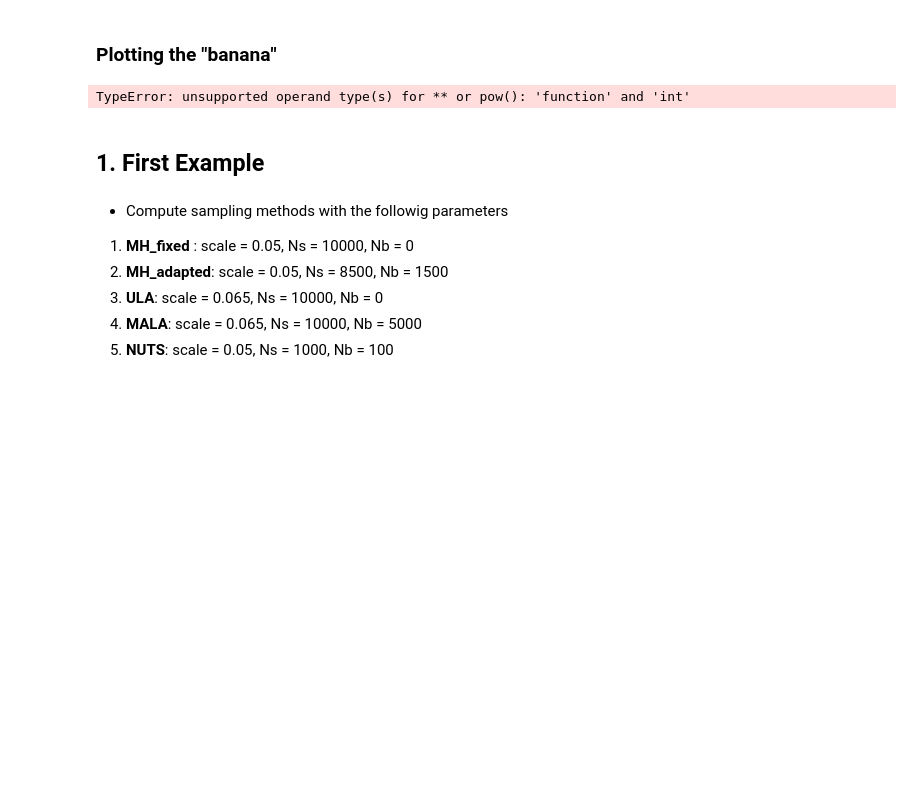
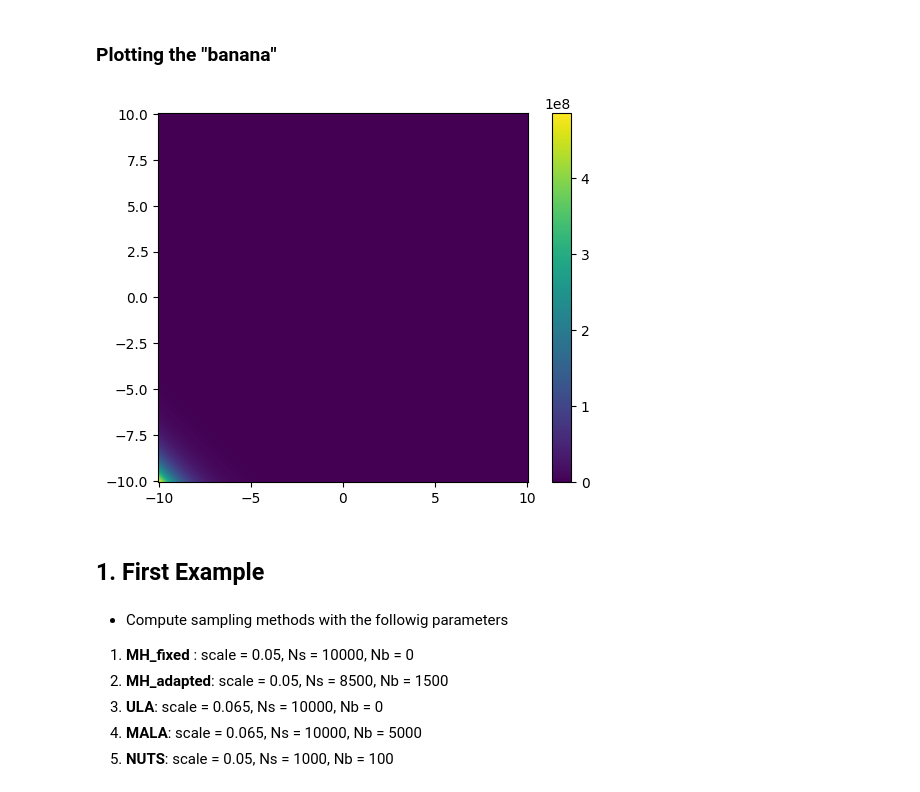
Before and after one commit to CUQI-DTU/CUQIpy-Benchmarks, a Jupyter notebook: benchmarks/B001-sixmodal.ipynb, the cells around one changed output. Drawn from its saved outputs; the diff is of its cells as text; code cells hidden in the pictures; blank space fills up the shorter version.

```diff
--- a/benchmarks/B001-sixmodal.ipynb
+++ b/benchmarks/B001-sixmodal.ipynb
@@ -46,9 +58,9 @@ gradient_x([1,1])
 # %% [markdown]
 ### Plotting the "banana"
 # %%
-TA.plot_pdf_2D(target_sixmodal, -10, 10, -10, 10)
+TA.plot_pdf_2D(target_sum, -10, 10, -10, 10)
 # %% [output]
-TypeError: unsupported operand type(s) for ** or pow(): 'function' and 'int'
+[figure, added]
 # %% [markdown]
 ## 1. First Example
 # %% [markdown]
```
Also changed, not shown: parts of 12 cells of this notebook.
